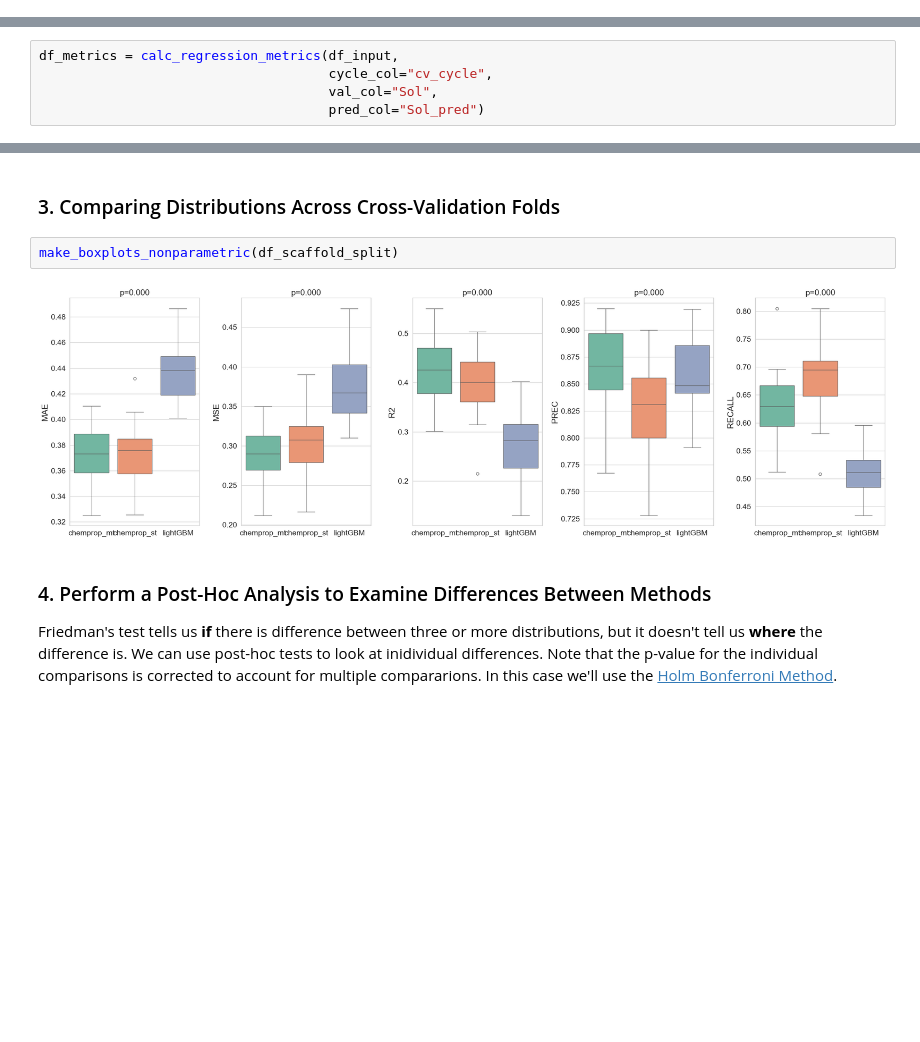
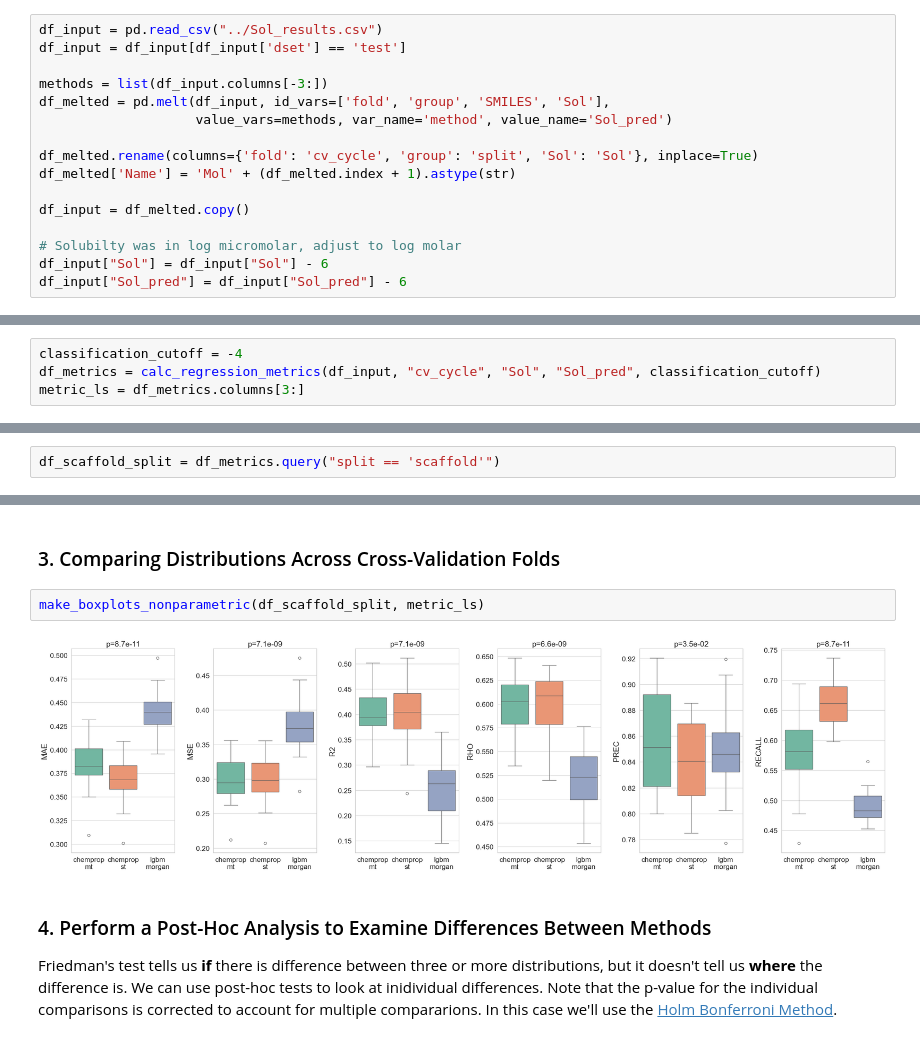
Before and after one commit to polaris-hub/polaris-method-comparison, a Jupyter notebook: ADME_example/supplementary_workflows/ML_Regression_Comparison_nonparametric.ipynb, the cells around one changed output, grey strips where cells are left out. Drawn from its saved outputs; the diff is of its cells as text; blank space fills up the shorter version.

```diff
--- a/ADME_example/supplementary_workflows/ML_Regression_Comparison_nonparametric.ipynb
+++ b/ADME_example/supplementary_workflows/ML_Regression_Comparison_nonparametric.ipynb
@@ -216,7 +21,22 @@ df_input["Sol_pred"] = df_input["Sol_pred"] - 6
+# %%
+df_input = pd.read_csv("../Sol_results.csv")
+df_input = df_input[df_input['dset'] == 'test']
+
+methods = list(df_input.columns[-3:])
+df_melted = pd.melt(df_input, id_vars=['fold', 'group', 'SMILES', 'Sol'],
+                    value_vars=methods, var_name='method', value_name='Sol_pred')
+
+df_melted.rename(columns={'fold': 'cv_cycle', 'group': 'split', 'Sol': 'Sol'}, inplace=True)
+df_melted['Name'] = 'Mol' + (df_melted.index + 1).astype(str)
+
+df_input = df_melted.copy()
+
+# Solubilty was in log micromolar, adjust to log molar
+df_input["Sol"] = df_input["Sol"] - 6
+df_input["Sol_pred"] = df_input["Sol_pred"] - 6
 # %% [markdown]
   ### 2. Calculate Regression Metrics
 # %%
-df_metrics = calc_regression_metrics(df_input,
-                                     cycle_col="cv_cycle",
-                                     val_col="Sol",
-                                     pred_col="Sol_pred")
+classification_cutoff = -4
+df_metrics = calc_regression_metrics(df_input, "cv_cycle", "Sol", "Sol_pred", classification_cutoff)
+metric_ls = df_metrics.columns[3:]
@@ -227,0 +45,2 @@ df_scaffold_split = df_metrics.query("split == 'scaffold'").copy()
+# %%
+df_scaffold_split = df_metrics.query("split == 'scaffold'")
@@ -228,9 +64,9 @@ df_scaffold_split = df_metrics.query("split == 'scaffold'").copy()
 # %% [markdown]
   ### 3. Comparing Distributions Across Cross-Validation Folds
 # %%
-make_boxplots_nonparametric(df_scaffold_split)
+make_boxplots_nonparametric(df_scaffold_split, metric_ls)
 # %% [output]
-[figure, old version]
+[figure, new version]
 # %% [markdown]
   ### 4. Perform a Post-Hoc Analysis to Examine Differences Between Methods
 
```
Also changed, not shown: parts of 22 cells of this notebook, 8 other files.
